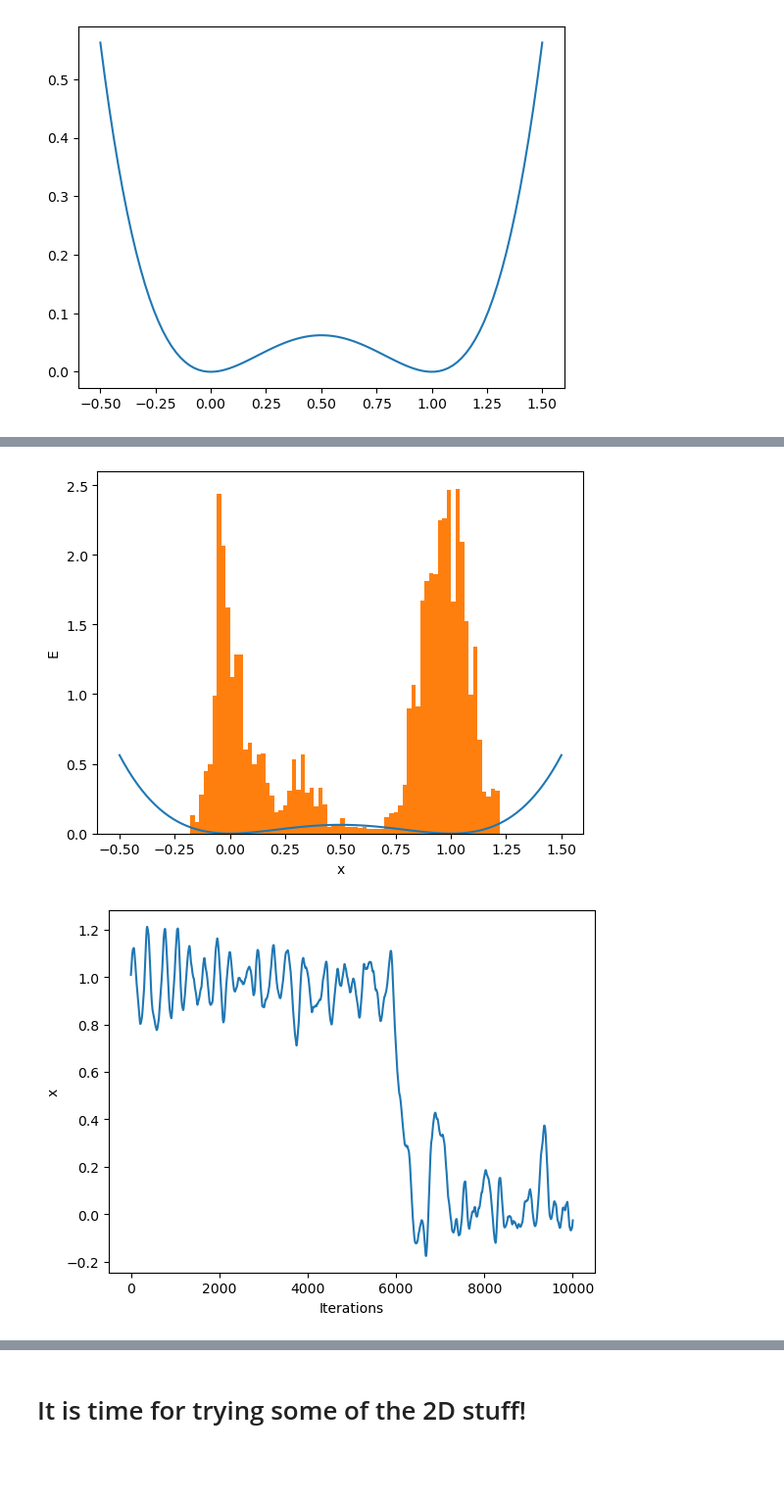
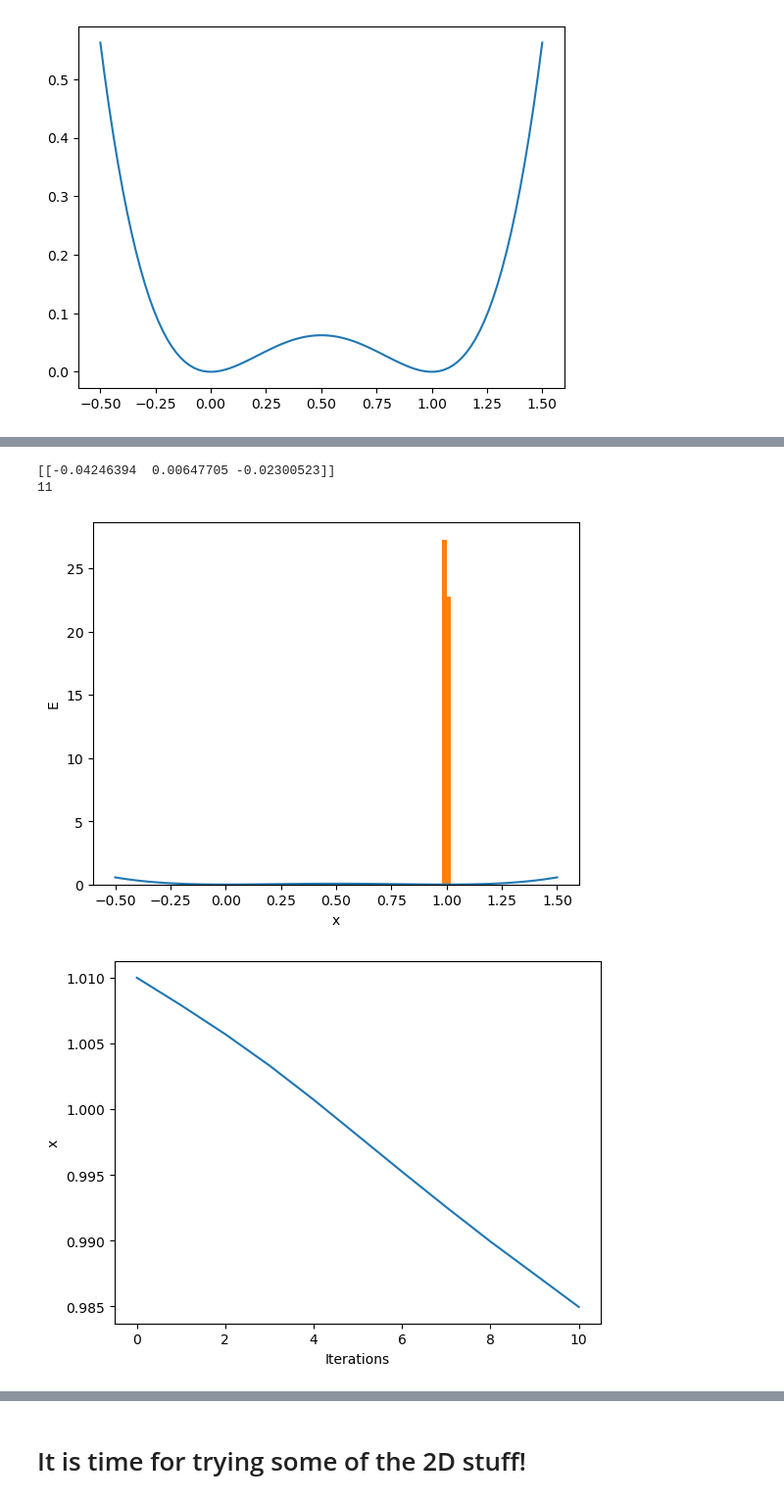
Before and after one commit to Nilsgoe/biASE, a Jupyter notebook: Metadynamics_test.ipynb, the cells around one changed output, grey strips where cells are left out. Shown at 98% size. Drawn from its saved outputs; the diff is of its cells as text; code cells hidden in the pictures; blank space fills up the shorter version.

```diff
--- a/Metadynamics_test.ipynb
+++ b/Metadynamics_test.ipynb
@@ -444,7 +760,7 @@ dyn = Langevin(atoms, timestep=.5 * units.fs, temperature_K=300, friction=0.1, t
 
 #dyn = VelocityVerlet(atoms, timestep=1.0 * units.fs, trajectory='md.traj')
 
-N_steps = int(1e4)
+N_steps = int(1e1)
 dyn.run(N_steps)
 
 traj = read('md.traj@::1')
@@ -490,5 +805,7 @@ plt.savefig('X_movement_DW_C.png')
+[[-0.04246394  0.00647705 -0.02300523]]
+11
-[figure, old version]
+[figure, new version]
-[figure, old version]
+[figure, new version]
 # %%
 # Plot the temperature as a function of time
 timestep = .5*units.fs
```
Also changed, not shown: parts of 44 cells of this notebook, 1 other file.
